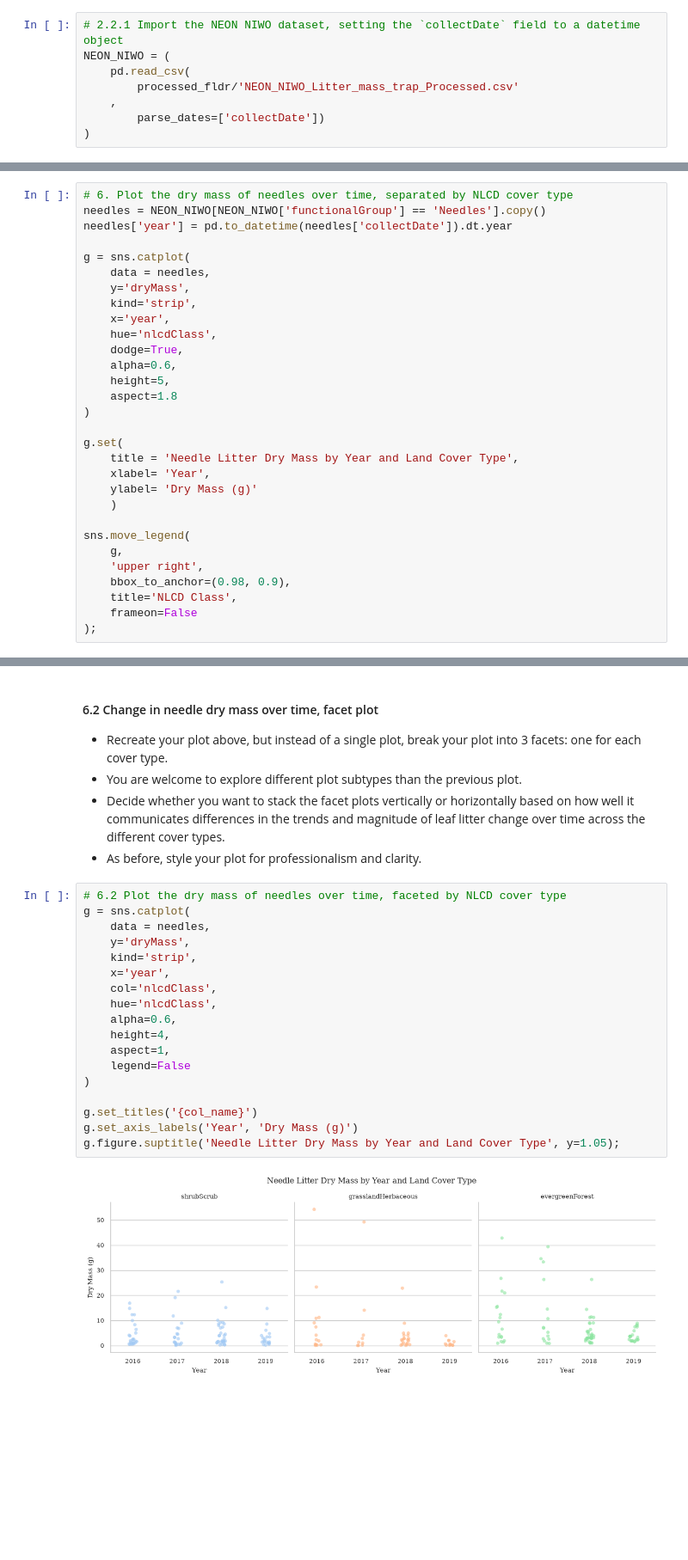
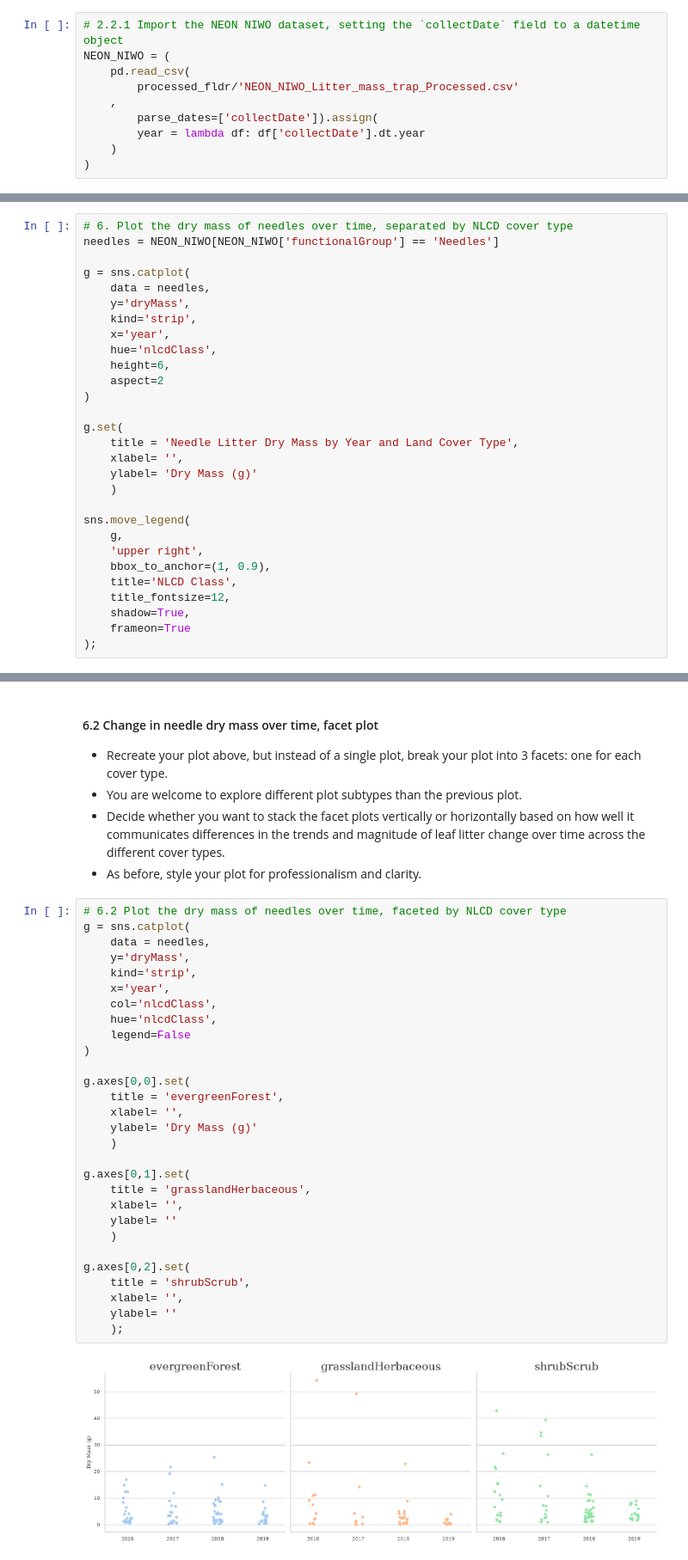
Before and after one commit to peytonrsmith/ENV700, a Jupyter notebook: assignments/A5-DataVisualization.ipynb, the cells around one changed output, grey strips where cells are left out. Shown at 86% size. Cells and saved outputs as stored; diff of their text form; blank space fills up the shorter version.

```diff
--- a/assignments/A5-DataVisualization.ipynb
+++ b/assignments/A5-DataVisualization.ipynb
@@ -85,7 +79,9 @@ NEON_NIWO = (
     pd.read_csv(
         processed_fldr/'NEON_NIWO_Litter_mass_trap_Processed.csv'
     ,
-        parse_dates=['collectDate'])
+        parse_dates=['collectDate']).assign(
+        year = lambda df: df['collectDate'].dt.year
+    )
 )
 # %%
 # 2.2.2 Create a month column to be an ordered categorical data type with levels for all months.
@@ -271,8 +252,7 @@ We are curious how the amount of needles is changing from year to year, specific
     - *You can use default cover type names, e.g. `shrubScrub`.*
 # %%
 # 6. Plot the dry mass of needles over time, separated by NLCD cover type
-needles = NEON_NIWO[NEON_NIWO['functionalGroup'] == 'Needles'].copy()
-needles['year'] = pd.to_datetime(needles['collectDate']).dt.year
+needles = NEON_NIWO[NEON_NIWO['functionalGroup'] == 'Needles']
 
 g = sns.catplot(
     data = needles,
@@ -280,23 +260,23 @@ g = sns.catplot(
     kind='strip',
     x='year',
     hue='nlcdClass',
-    dodge=True,
-    alpha=0.6,
-    height=5,
-    aspect=1.8
+    height=6,
+    aspect=2
 )
 
 g.set(
     title = 'Needle Litter Dry Mass by Year and Land Cover Type',
-    xlabel= 'Year',
+    xlabel= '',
     ylabel= 'Dry Mass (g)'
     )
 
 sns.move_legend(
     g,
     'upper right',
-    bbox_to_anchor=(0.98, 0.9),
+    bbox_to_anchor=(1, 0.9),
     title='NLCD Class',
-    frameon=False
+    title_fontsize=12,
+    shadow=True,
+    frameon=True
 );
 # %% [output]
@@ -310,23 +290,34 @@ sns.move_legend(
 # %%
 # 6.2 Plot the dry mass of needles over time, faceted by NLCD cover type
 g = sns.catplot(
     data = needles,
     y='dryMass',
     kind='strip',
     x='year',
     col='nlcdClass',
     hue='nlcdClass',
-    alpha=0.6,
-    height=4,
-    aspect=1,
     legend=False
 )
 
-g.set_titles('{col_name}')
-g.set_axis_labels('Year', 'Dry Mass (g)')
-g.figure.suptitle('Needle Litter Dry Mass by Year and Land Cover Type', y=1.05);
+g.axes[0,0].set(
+    title = 'evergreenForest',
+    xlabel= '',
+    ylabel= 'Dry Mass (g)'
+    )
+
+g.axes[0,1].set(
+    title = 'grasslandHerbaceous',
+    xlabel= '',
+    ylabel= ''
+    )
+
+g.axes[0,2].set(
+    title = 'shrubScrub',
+    xlabel= '',
+    ylabel= ''
+    );
 # %% [output]
-[figure, old version]
+[figure, new version]
 # %% [markdown]
 #### ✅ Question
 **Which of the two plots do you feel better reveals the pattern of needle dry mass over time? Why?**
```
Also changed, not shown: parts of 11 cells of this notebook.
